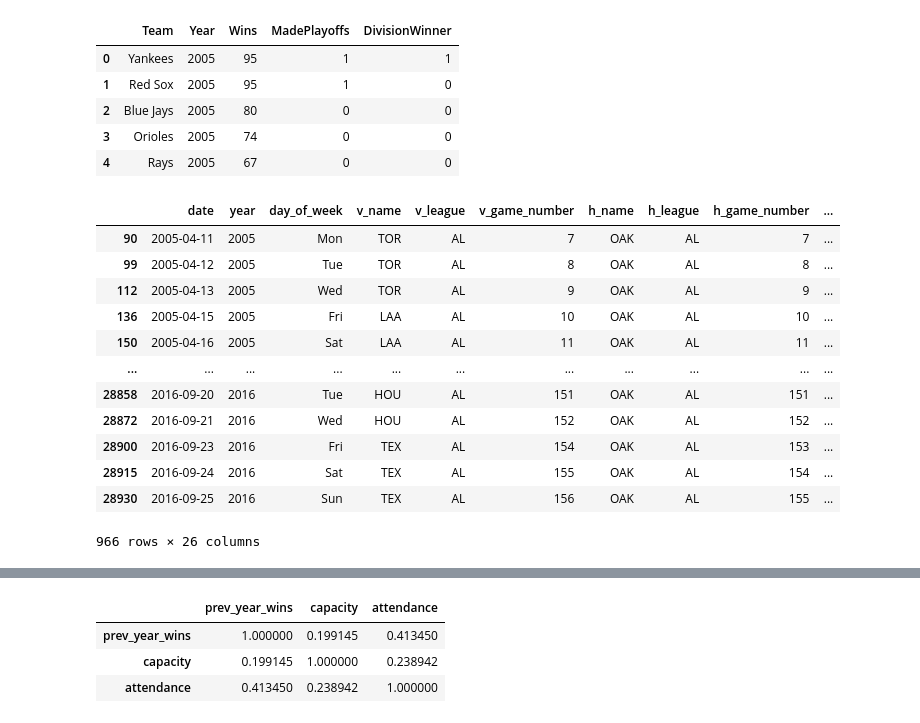
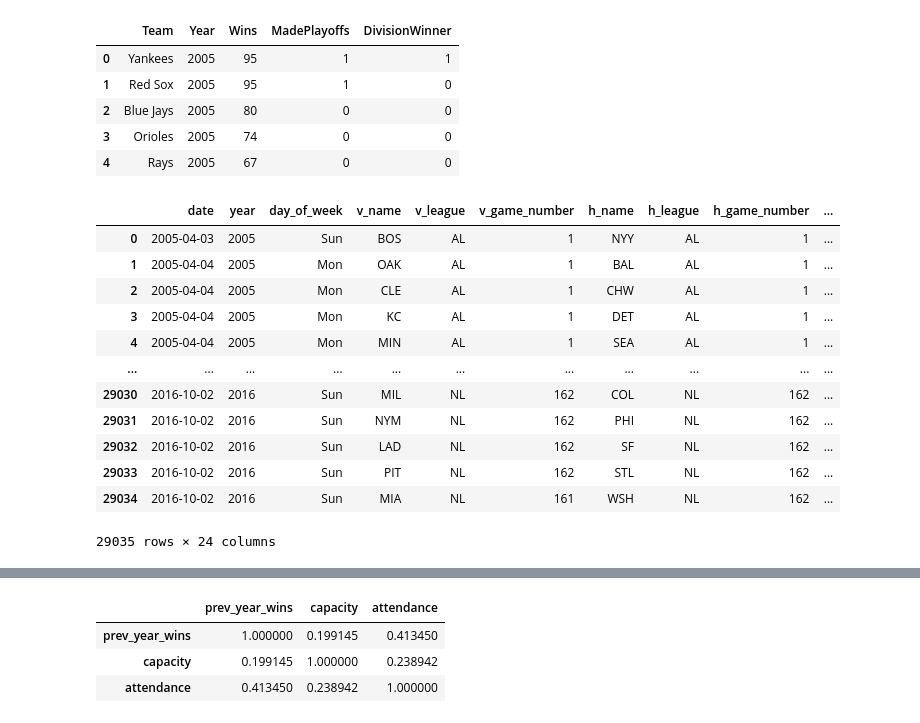
Before and after one commit to tmarchok1/DS440_project, a Jupyter notebook: DS_440code.ipynb, the cells around one changed output, grey strips where cells are left out. Drawn from its saved outputs; the diff is of its cells as text; code cells hidden in the pictures.

```diff
--- a/DS_440code.ipynb
+++ b/DS_440code.ipynb
@@ -332,18 +332,24 @@ wins_data.head()
 # %%
 # Merge: glogs 'prev_year' = wins_data 'Year'
 glogs_wcp = pd.merge(glogs_weather_cap, wins_data, left_on = ['home team', 'prev_year'], right_on = ['Team', 'Year'], how = 'left')
-glogs_wcp[glogs_wcp['h_name'] == 'OAK']
+
+# Drop extra year columns - now df is in current year and displays wins/playoffs/divisions performance for PREV year
+glogs_wcp = glogs_wcp.drop(['prev_year','Year'], axis =1)
+glogs_wcp = glogs_wcp.rename(columns = {'Wins': 'prev_year_wins',
+                                        'MadePlayoffs': 'made_playoffs',
+                                        'DivisionWinner': 'won_division'})
+glogs_wcp
 # %% [output]
 |  | date | year | day_of_week | v_name | v_league | v_game_number | h_name | h_league | h_game_number | ... |
-| 90 | 2005-04-11 | 2005 | Mon | TOR | AL | 7 | OAK | AL | 7 | ... |
-| 99 | 2005-04-12 | 2005 | Tue | TOR | AL | 8 | OAK | AL | 8 | ... |
-| 112 | 2005-04-13 | 2005 | Wed | TOR | AL | 9 | OAK | AL | 9 | ... |
-| 136 | 2005-04-15 | 2005 | Fri | LAA | AL | 10 | OAK | AL | 10 | ... |
-| 150 | 2005-04-16 | 2005 | Sat | LAA | AL | 11 | OAK | AL | 11 | ... |
+| 0 | 2005-04-03 | 2005 | Sun | BOS | AL | 1 | NYY | AL | 1 | ... |
+| 1 | 2005-04-04 | 2005 | Mon | OAK | AL | 1 | BAL | AL | 1 | ... |
+| 2 | 2005-04-04 | 2005 | Mon | CLE | AL | 1 | CHW | AL | 1 | ... |
+| 3 | 2005-04-04 | 2005 | Mon | KC | AL | 1 | DET | AL | 1 | ... |
+| 4 | 2005-04-04 | 2005 | Mon | MIN | AL | 1 | SEA | AL | 1 | ... |
 | ... | ... | ... | ... | ... | ... | ... | ... | ... | ... | ... |
-| 28858 | 2016-09-20 | 2016 | Tue | HOU | AL | 151 | OAK | AL | 151 | ... |
-| 28872 | 2016-09-21 | 2016 | Wed | HOU | AL | 152 | OAK | AL | 152 | ... |
-| 28900 | 2016-09-23 | 2016 | Fri | TEX | AL | 154 | OAK | AL | 153 | ... |
-| 28915 | 2016-09-24 | 2016 | Sat | TEX | AL | 155 | OAK | AL | 154 | ... |
-| 28930 | 2016-09-25 | 2016 | Sun | TEX | AL | 156 | OAK | AL | 155 | ... |
+| 29030 | 2016-10-02 | 2016 | Sun | MIL | NL | 162 | COL | NL | 162 | ... |
+| 29031 | 2016-10-02 | 2016 | Sun | NYM | NL | 162 | PHI | NL | 162 | ... |
+| 29032 | 2016-10-02 | 2016 | Sun | LAD | NL | 162 | SF | NL | 162 | ... |
+| 29033 | 2016-10-02 | 2016 | Sun | PIT | NL | 162 | STL | NL | 162 | ... |
+| 29034 | 2016-10-02 | 2016 | Sun | MIA | NL | 161 | WSH | NL | 162 | ... |
-966 rows × 26 columns
+29035 rows × 24 columns
```
Also changed, not shown: parts of 6 cells of this notebook, 1 other file.
